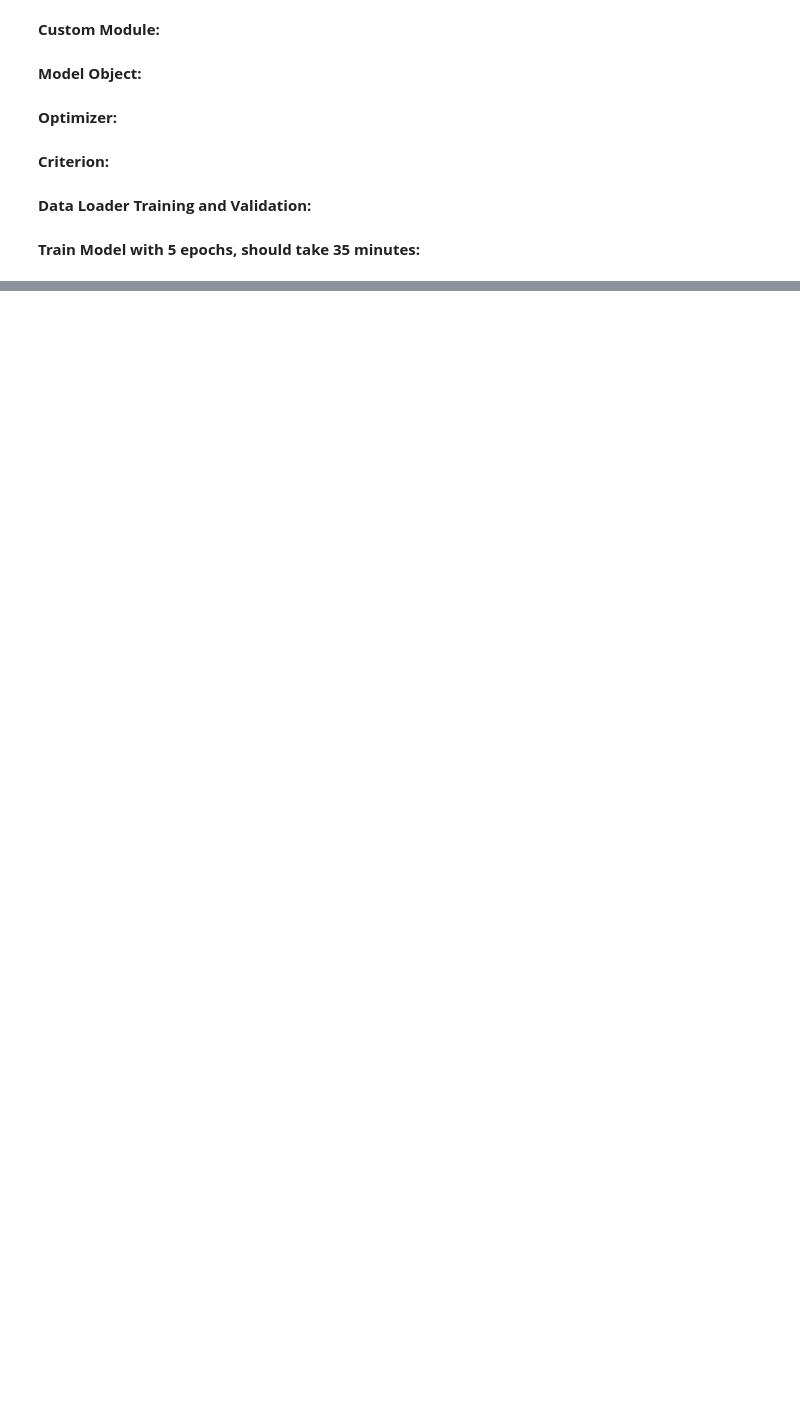
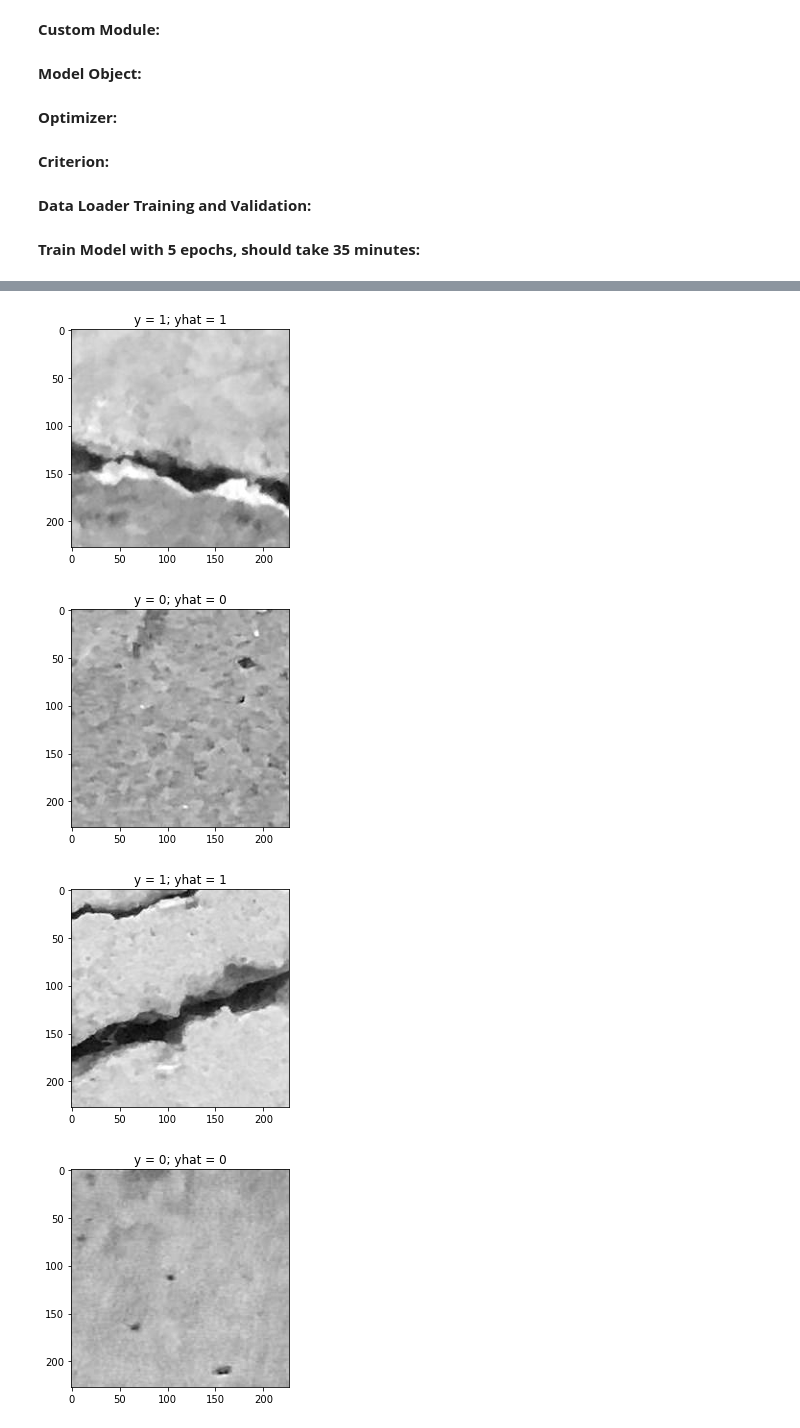
Before and after one commit to ftarantuviez/AI-Capstone-Project-with-Deep-Learning, a Jupyter notebook: 3.1_linearclassiferPytorch.ipynb, the cells around one changed output, grey strips where cells are left out. Saved outputs shown, nothing was run; the diff lists cells and outputs as text; code cells hidden in the pictures; blank space fills up the shorter version.

```diff
--- a/3.1_linearclassiferPytorch.ipynb
+++ b/3.1_linearclassiferPytorch.ipynb
@@ -216,0 +240,20 @@ train_model(n_epochs)
+# %%
+def show_data(data_sample, yhat):
+    plt.imshow(data_sample[0][0][0], cmap='gray')
+    plt.title('y = '+ str(data_sample[1].item()) + "; yhat = " + str(yhat))
+
+count = 0
+for x,y in DataLoader(dataset=dataset_val, batch_size=1):
+    z=sm(x.view(-1, size_of_image))
+    _,y_hat=torch.max(z,1)
+    if  y == y_hat:
+        show_data((x,y), y_hat.item())
+        plt.show()
+        count += 1
+    if count >= 5:
+        break
+# %% [output]
+[figure, added]
+[figure, added]
+[figure, added]
+[figure, added]
```
Also changed, not shown: parts of 6 cells of this notebook, 3 other files.
